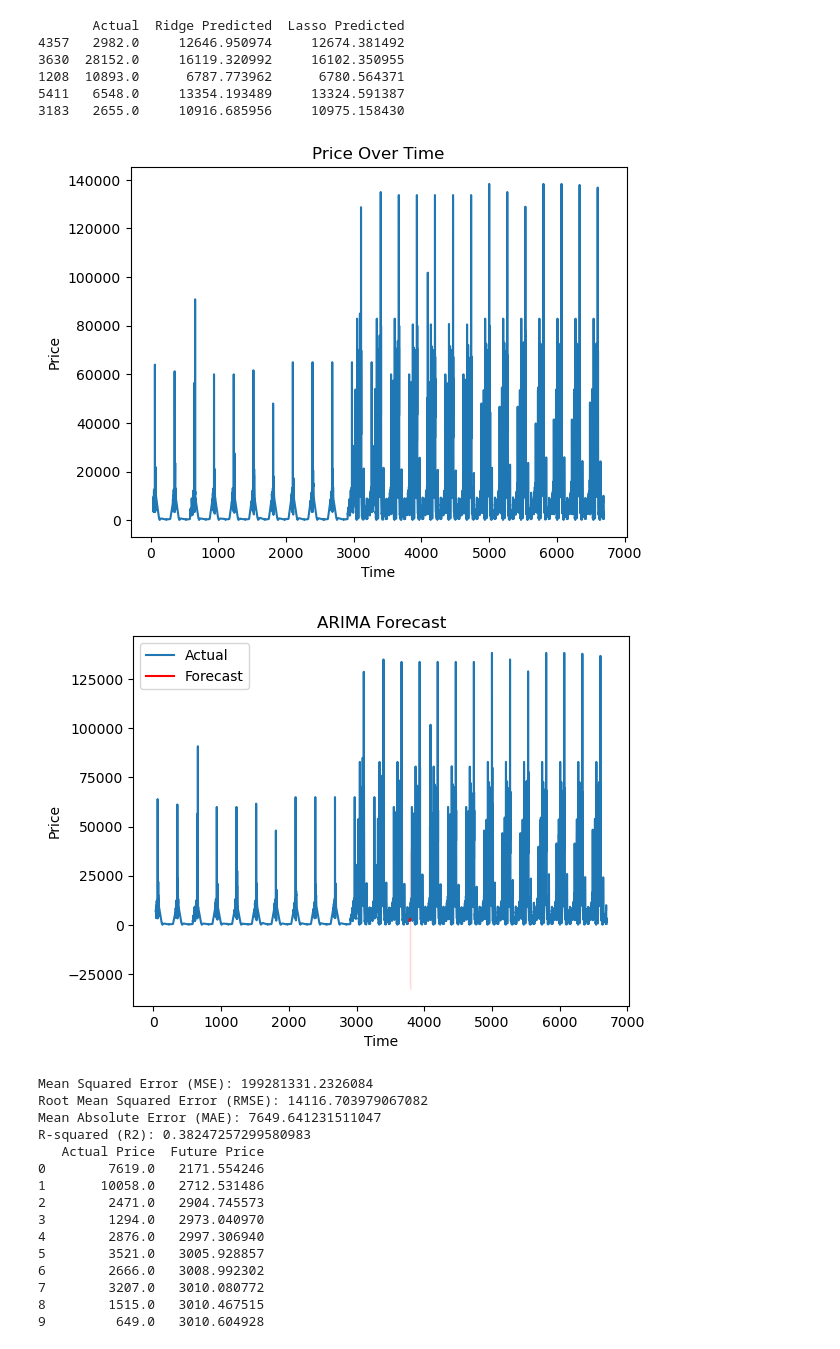
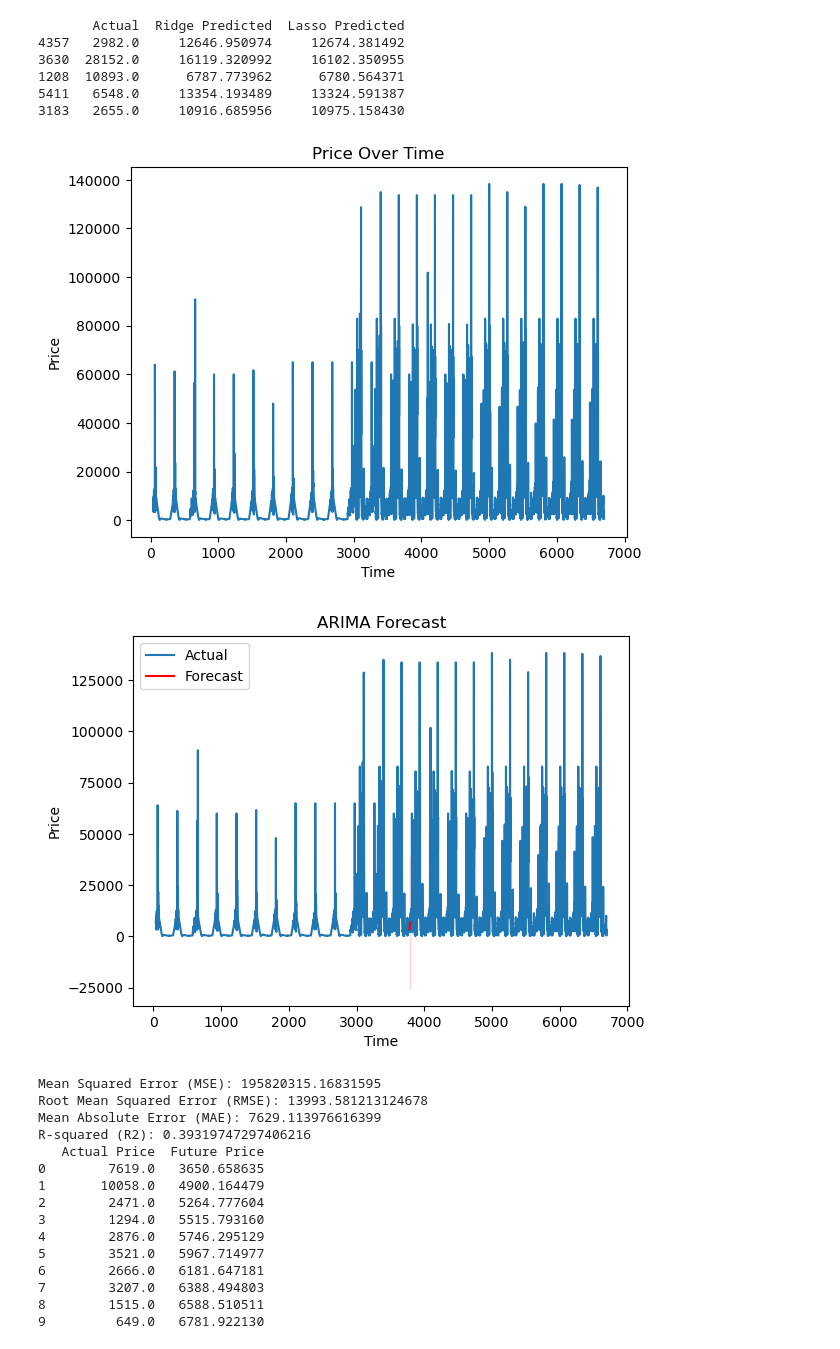
Before and after one commit to NafisaProme/CSE498R-Project, a Jupyter notebook: Model.ipynb, the cells around one changed output. Cells and saved outputs as stored; diff of their text form; code cells hidden in the pictures.

Commit message:
ARIMA model updates

```diff
--- a/Model.ipynb
+++ b/Model.ipynb
@@ -260,7 +260,7 @@ plt.show()
 
 # Fit ARIMA model
 # Example: ARIMA(1, 1, 1)
-model = ARIMA(df['Price'], order=(1, 1, 1))
+model = ARIMA(df['Price'], order=(2, 0, 2))
 result = model.fit()
 
 # Get forecast
@@ -275,46 +275,46 @@ conf_int = forecast.conf_int()
 plt.plot(df['Price'], label='Actual')
 plt.plot(forecast_values.index, forecast_values, color='red', label='Forecast')
 plt.fill_between(forecast_values.index, conf_int.iloc[:, 0], conf_int.iloc[:, 1], color='red', alpha=0.1)
 plt.title('ARIMA Forecast')
 plt.xlabel('Time')
 plt.ylabel('Price')
 plt.legend()
 plt.show()
 
 # Evaluate the model performance
 actual_values = df['Price']
 predicted_values = result.fittedvalues  # or result.predict(start=..., end=...)
 mse = mean_squared_error(actual_values, predicted_values)
 rmse = np.sqrt(mse)
 mae = mean_absolute_error(actual_values, predicted_values)
 r2 = r2_score(actual_values, predicted_values)
 
 print(f"Mean Squared Error (MSE): {mse}")
 print(f"Root Mean Squared Error (RMSE): {rmse}")
 print(f"Mean Absolute Error (MAE): {mae}")
 print(f"R-squared (R2): {r2}")
 
 n_forecast = 10
 future_forecasts = result.predict(start=len(df), end=len(df) + n_forecast - 1, typ='levels')
 future_forecasts.reset_index(drop=True, inplace=True)
 
 comparison_df = pd.DataFrame({'Actual Price': df['Price'].tail(n_forecast).values, 'Future Price': future_forecasts})
 print(comparison_df)
 # %% [output]
 [figure]
-[figure, old version]
+[figure, new version]
-Mean Squared Error (MSE): 199281331.2326084
-Root Mean Squared Error (RMSE): 14116.703979067082
-Mean Absolute Error (MAE): 7649.641231511047
-R-squared (R2): 0.38247257299580983
+Mean Squared Error (MSE): 195820315.16831595
+Root Mean Squared Error (RMSE): 13993.581213124678
+Mean Absolute Error (MAE): 7629.113976616399
+R-squared (R2): 0.39319747297406216
    Actual Price  Future Price
-0        7619.0   2171.554246
-1       10058.0   2712.531486
-2        2471.0   2904.745573
-3        1294.0   2973.040970
-4        2876.0   2997.306940
-5        3521.0   3005.928857
-6        2666.0   3008.992302
-7        3207.0   3010.080772
-8        1515.0   3010.467515
-9         649.0   3010.604928
+0        7619.0   3650.658635
+1       10058.0   4900.164479
+2        2471.0   5264.777604
+3        1294.0   5515.793160
+4        2876.0   5746.295129
+5        3521.0   5967.714977
+6        2666.0   6181.647181
+7        3207.0   6388.494803
+8        1515.0   6588.510511
+9         649.0   6781.922130
```
Also changed, not shown: parts of 3 cells of this notebook.
